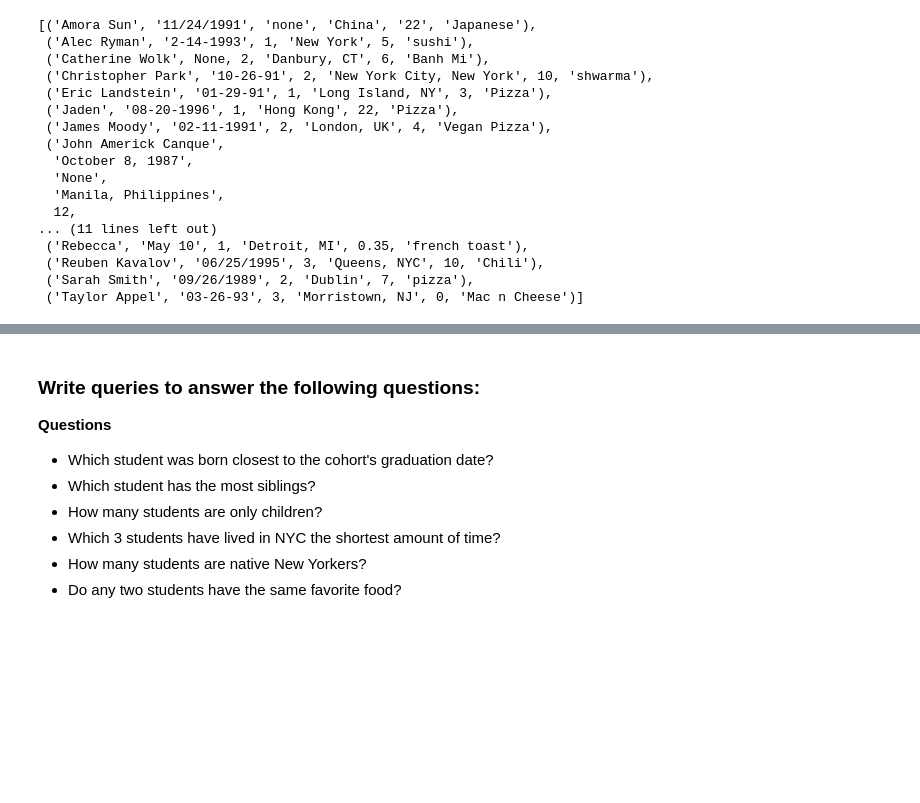
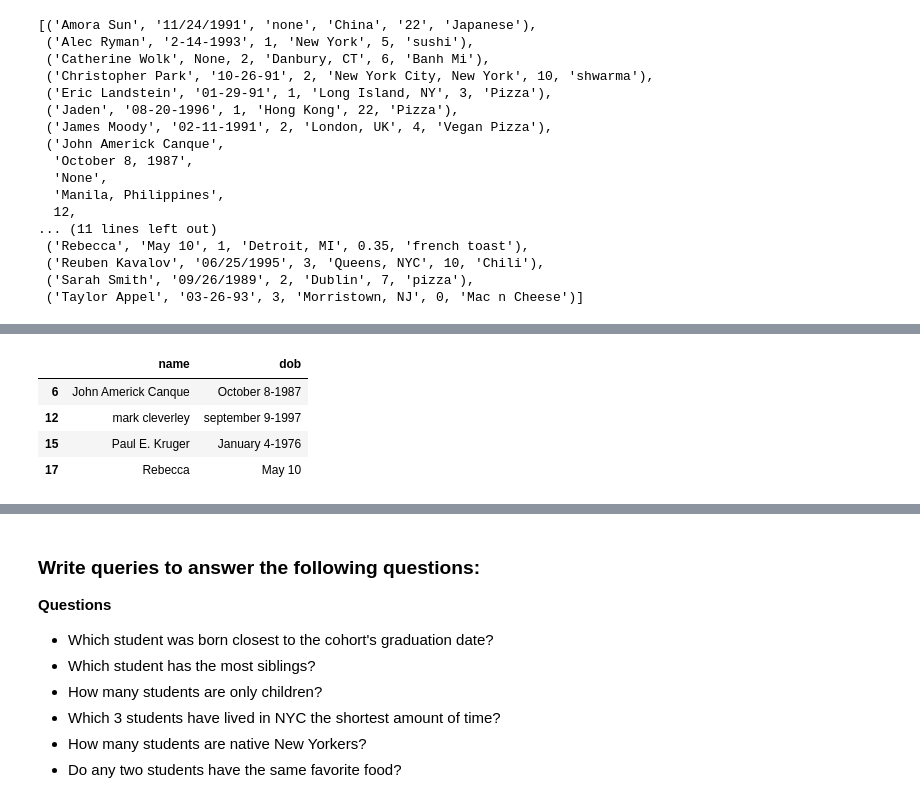
Before and after one commit to jmt0221/nyc-mhtn-ds-082619-lectures, a Jupyter notebook: Mod_2/SQL/AWS_MYSQL_PYTHON-Copy1.ipynb, the cells around one changed output, grey strips where cells are left out. Saved outputs shown, nothing was run; the diff lists cells and outputs as text; code cells hidden in the pictures; blank space fills up the shorter version.

```diff
--- a/Mod_2/SQL/AWS_MYSQL_PYTHON-Copy1.ipynb
+++ b/Mod_2/SQL/AWS_MYSQL_PYTHON-Copy1.ipynb
@@ -586,0 +566,2 @@ Name: dob, dtype: object
+# %%
+df.reset_index(drop=True, inplace=True)
@@ -586,0 +577,10 @@ Name: dob, dtype: object
+# %%
+test_df = df[df['dob'].str.contains(' ')]
+# %%
+test_df
+# %% [output]
+|  | name | dob |
+| 6 | John Americk Canque | October 8-1987 |
+| 12 | mark cleverley | september 9-1997 |
+| 15 | Paul E. Kruger | January 4-1976 |
+| 17 | Rebecca | May 10 |
```
Also changed, not shown: parts of 23 cells of this notebook, 3 other files.
